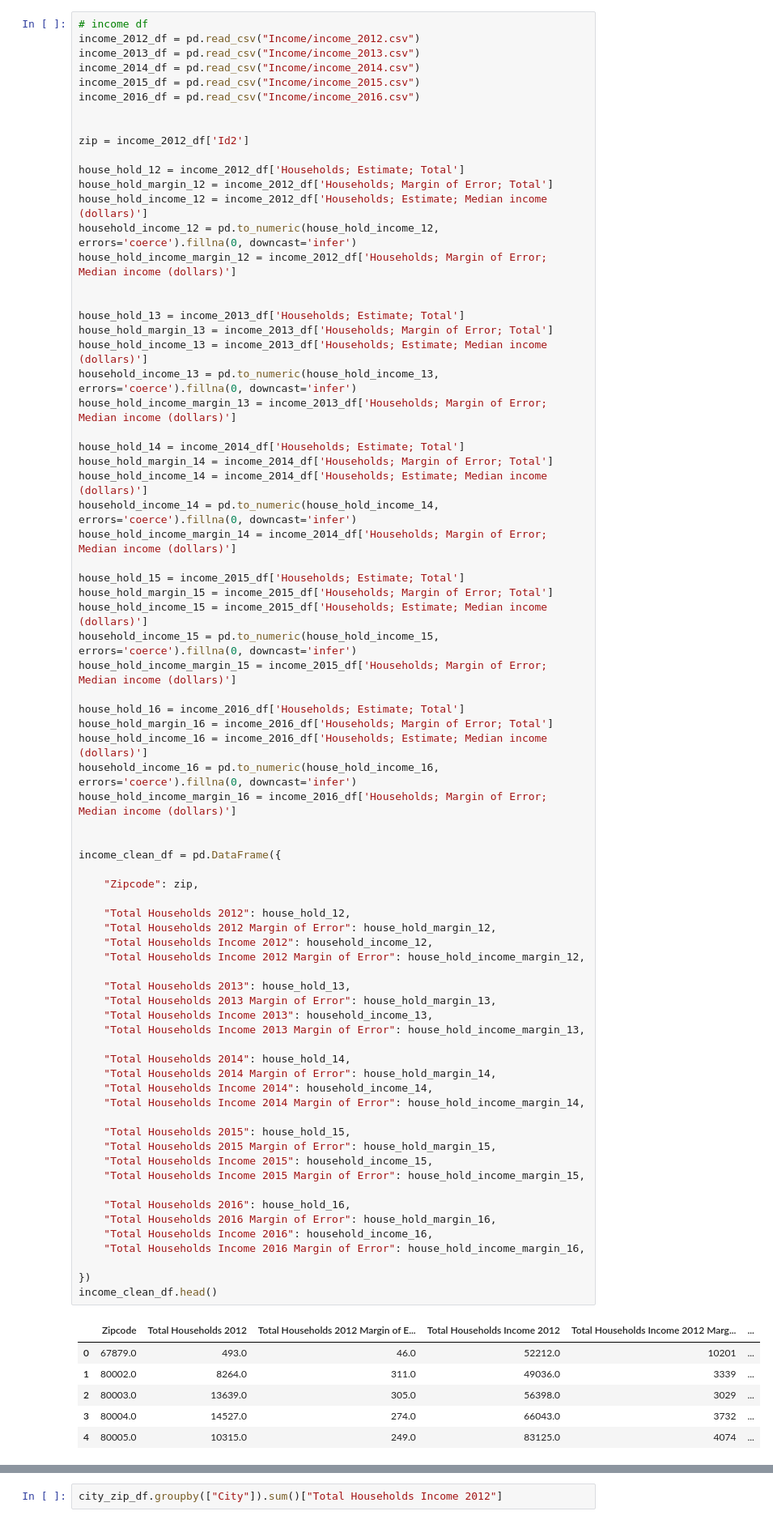
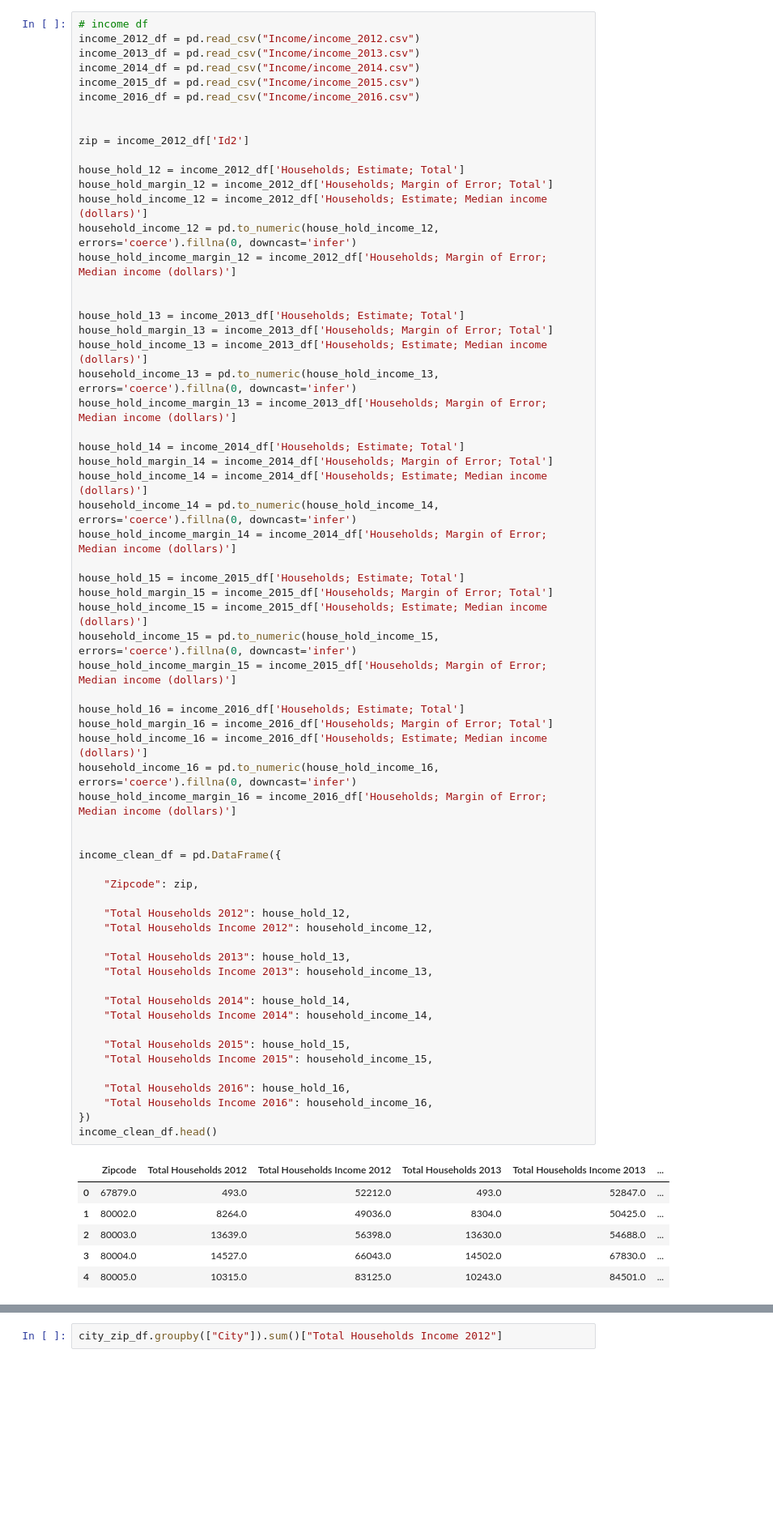
Before and after one commit to joshshigaki/Team-5, a Jupyter notebook: data_compiler-Copy1.ipynb, the cells around one changed output, grey strips where cells are left out. Shown: that part at 81% size. Cells and saved outputs as stored; diff of their text form; blank space fills up the shorter version.

```diff
--- a/data_compiler-Copy1.ipynb
+++ b/data_compiler-Copy1.ipynb
@@ -71,47 +71,36 @@ household_income_15 = pd.to_numeric(house_hold_income_15, errors='coerce').filln
 house_hold_income_margin_15 = income_2015_df['Households; Margin of Error; Median income (dollars)']
 
 house_hold_16 = income_2016_df['Households; Estimate; Total']
 house_hold_margin_16 = income_2016_df['Households; Margin of Error; Total']
 house_hold_income_16 = income_2016_df['Households; Estimate; Median income (dollars)']
 household_income_16 = pd.to_numeric(house_hold_income_16, errors='coerce').fillna(0, downcast='infer')
 house_hold_income_margin_16 = income_2016_df['Households; Margin of Error; Median income (dollars)']
 
 
 income_clean_df = pd.DataFrame({
 
     "Zipcode": zip,
 
     "Total Households 2012": house_hold_12,
-    "Total Households 2012 Margin of Error": house_hold_margin_12,
     "Total Households Income 2012": household_income_12,
-    "Total Households Income 2012 Margin of Error": house_hold_income_margin_12,
 
     "Total Households 2013": house_hold_13,
-    "Total Households 2013 Margin of Error": house_hold_margin_13,
     "Total Households Income 2013": household_income_13,
-    "Total Households Income 2013 Margin of Error": house_hold_income_margin_13,
 
     "Total Households 2014": house_hold_14,
-    "Total Households 2014 Margin of Error": house_hold_margin_14,
     "Total Households Income 2014": household_income_14,
-    "Total Households Income 2014 Margin of Error": house_hold_income_margin_14,
 
     "Total Households 2015": house_hold_15,
-    "Total Households 2015 Margin of Error": house_hold_margin_15,
     "Total Households Income 2015": household_income_15,
-    "Total Households Income 2015 Margin of Error": house_hold_income_margin_15,
 
     "Total Households 2016": house_hold_16,
-    "Total Households 2016 Margin of Error": house_hold_margin_16,
     "Total Households Income 2016": household_income_16,
-    "Total Households Income 2016 Margin of Error": house_hold_income_margin_16,
-
 })
 income_clean_df.head()
 # %% [output]
-|  | Zipcode | Total Households 2012 | Total Households 2012 Margin of E... | Total Households Income 2012 | Total Households Income 2012 Marg... | ... |
-| 0 | 67879.0 | 493.0 | 46.0 | 52212.0 | 10201 | ... |
-| 1 | 80002.0 | 8264.0 | 311.0 | 49036.0 | 3339 | ... |
-| 2 | 80003.0 | 13639.0 | 305.0 | 56398.0 | 3029 | ... |
-| 3 | 80004.0 | 14527.0 | 274.0 | 66043.0 | 3732 | ... |
-| 4 | 80005.0 | 10315.0 | 249.0 | 83125.0 | 4074 | ... |
+|  | Zipcode | Total Households 2012 | Total Households Income 2012 | Total Households 2013 | Total Households Income 2013 | ... |
+| 0 | 67879.0 | 493.0 | 52212.0 | 493.0 | 52847.0 | ... |
+| 1 | 80002.0 | 8264.0 | 49036.0 | 8304.0 | 50425.0 | ... |
+| 2 | 80003.0 | 13639.0 | 56398.0 | 13630.0 | 54688.0 | ... |
+| 3 | 80004.0 | 14527.0 | 66043.0 | 14502.0 | 67830.0 | ... |
+| 4 | 80005.0 | 10315.0 | 83125.0 | 10243.0 | 84501.0 | ... |
```
Also changed, not shown: parts of 11 cells of this notebook.
